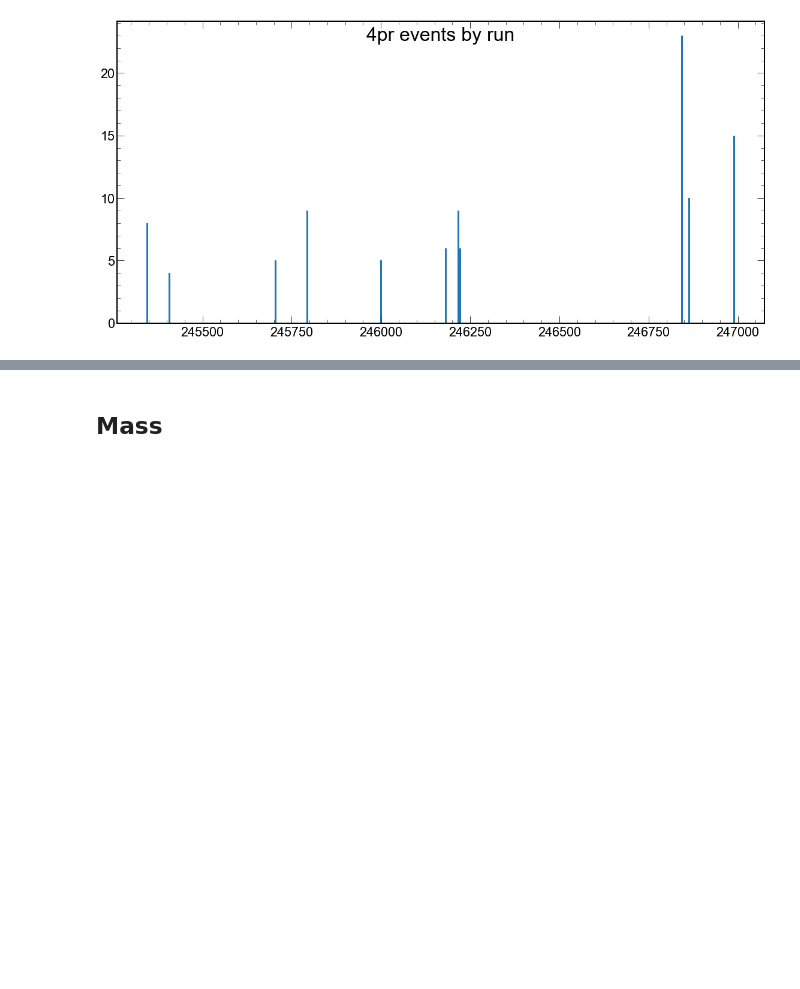
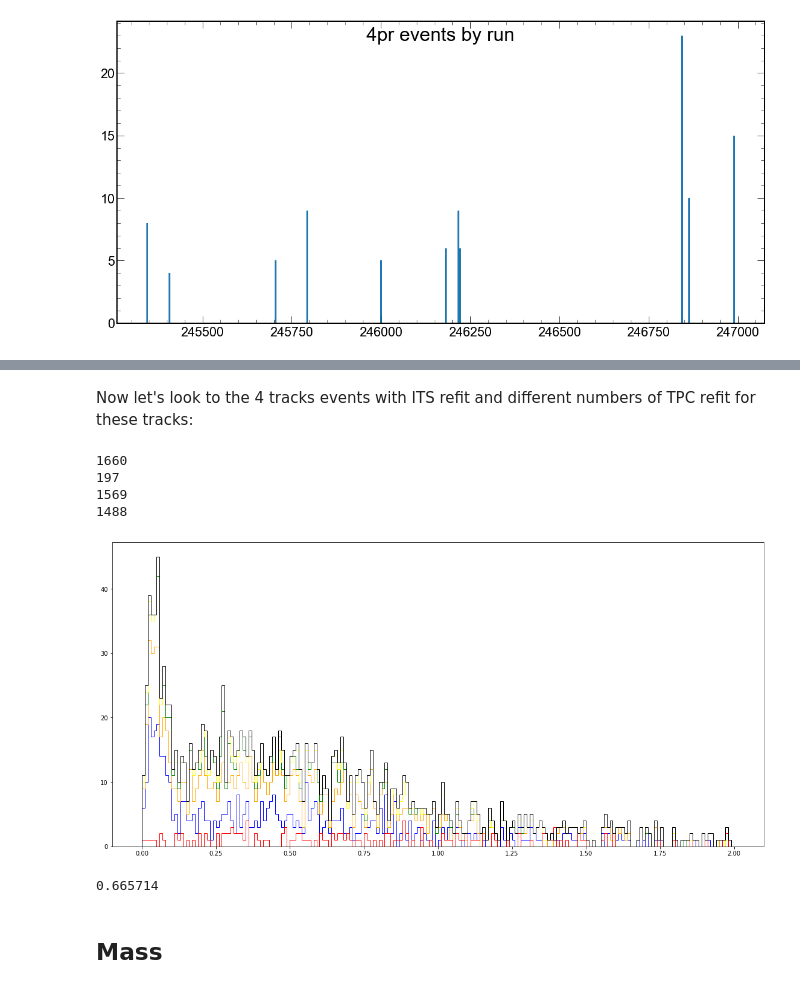
Before and after one commit to bdrum/cern-physics, a Jupyter notebook: notebooks/RhoPrime.ipynb, the cells around one changed output, grey strips where cells are left out. Cells and saved outputs as stored; diff of their text form; code cells hidden in the pictures; blank space fills up the shorter version.

```diff
--- a/notebooks/RhoPrime.ipynb
+++ b/notebooks/RhoPrime.ipynb
@@ -194,3 +202,40 @@ ShowTracksInEvent(27)
+# %% [markdown]
+Now let's look to the 4 tracks events with ITS refit and different numbers of TPC refit for these tracks:
+# %%
+from modules import tree,events
+from modules.data.info.DataInfo import ShowTracksInEvent
+from modules.data.selection.tracks import selectedTracksMask, selectedTracksWithTpcMask
+from modules.data.selection.events import GetGoodEventsNumbers
+from modules.physics.kinematics.momentum import GetPtTracks, GetPTracks, plt, hep, np, GetPtEvents
+
+GoodEventsITS = GetGoodEventsNumbers(selectedTracksMask)
+ptITSOrTPC = GetPtEvents(selectedTracksMask,GoodEventsITS).flatten()
+
+GoodEventsITS1 = GetGoodEventsNumbers(selectedTracksMask*(~selectedTracksWithTpcMask))
+ptITS = GetPtEvents(selectedTracksMask*(~selectedTracksWithTpcMask),GoodEventsITS1).flatten()
+
+ptITSAndAtLeastnTPC = [ptITSOrTPC]
+ptITSAndAtLeastnTPC.append(ptITS)
+
+for n in range(1,5):
+    GoodEventsNorMoreTPCTracks = GetGoodEventsNumbers(selectedTracksMask, WithGoodNTpcTracks=n)
+    ptITSAndAtLeastnTPC.append(GetPtEvents(selectedTracksMask,GoodEventsNorMoreTPCTracks).flatten())
+    print(len(ptITSAndAtLeastnTPC[n-1]))
+
+colors = ['black','red','yellow', 'green', 'orange', 'blue']
+fig = plt.figure(figsize=(15,7))
+ax = fig.add_axes([0,0,1,1])
+_ = ax.hist(ptITSAndAtLeastnTPC, bins=200,range=(0,2), color=colors, histtype='step')
+# %% [output]
+1660
+197
+1569
+1488
+[figure, added]
+# %%
+ptITS[21]
+# %% [output]
+0.665714
 # %% [markdown]
 ## Mass
 # %%
```
Also changed, not shown: parts of 6 cells of this notebook, 6 other files.
